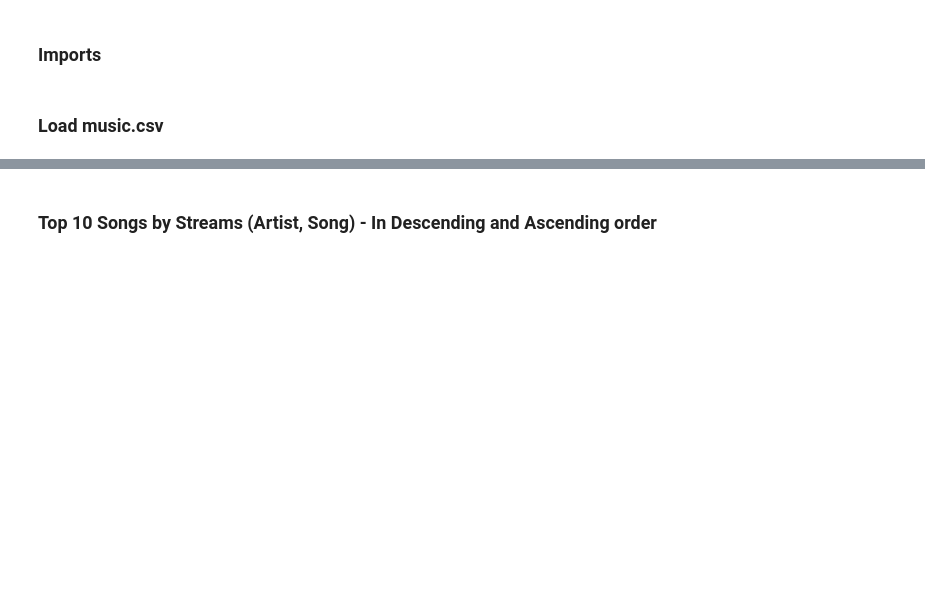
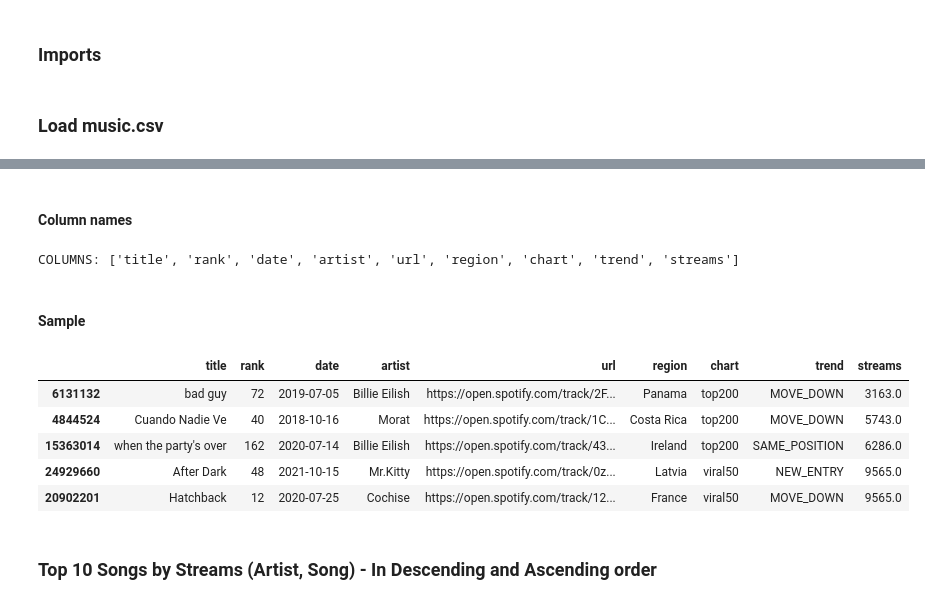
Before and after one commit to NastyaGolovina/Music_Recommendations_Dashboard, a Jupyter notebook: main_notebook.ipynb, the cells around one changed output, grey strips where cells are left out. Saved outputs shown, nothing was run; the diff lists cells and outputs as text; code cells hidden in the pictures; blank space fills up the shorter version.

```diff
--- a/main_notebook.ipynb
+++ b/main_notebook.ipynb
@@ -13,3 +72,20 @@ music = pd.read_csv("music.csv")
+# %% [markdown]
+#### Column names
+# %%
+print("COLUMNS:", music.columns.tolist())
+# %% [output]
+COLUMNS: ['title', 'rank', 'date', 'artist', 'url', 'region', 'chart', 'trend', 'streams']
+# %% [markdown]
+#### Sample
+# %%
+music.sample(5)
+# %% [output]
+|  | title | rank | date | artist | url | region | chart | trend | streams |
+| 6131132 | bad guy | 72 | 2019-07-05 | Billie Eilish | https://open.spotify.com/track/2F... | Panama | top200 | MOVE_DOWN | 3163.0 |
+| 4844524 | Cuando Nadie Ve | 40 | 2018-10-16 | Morat | https://open.spotify.com/track/1C... | Costa Rica | top200 | MOVE_DOWN | 5743.0 |
+| 15363014 | when the party's over | 162 | 2020-07-14 | Billie Eilish | https://open.spotify.com/track/43... | Ireland | top200 | SAME_POSITION | 6286.0 |
+| 24929660 | After Dark | 48 | 2021-10-15 | Mr.Kitty | https://open.spotify.com/track/0z... | Latvia | viral50 | NEW_ENTRY | 9565.0 |
+| 20902201 | Hatchback | 12 | 2020-07-25 | Cochise | https://open.spotify.com/track/12... | France | viral50 | MOVE_DOWN | 9565.0 |
 # %% [markdown]
 ### Top 10 Songs by Streams (Artist, Song) - In Descending and Ascending order
 # %% [markdown]
```
Also changed, not shown: parts of 17 cells of this notebook.
